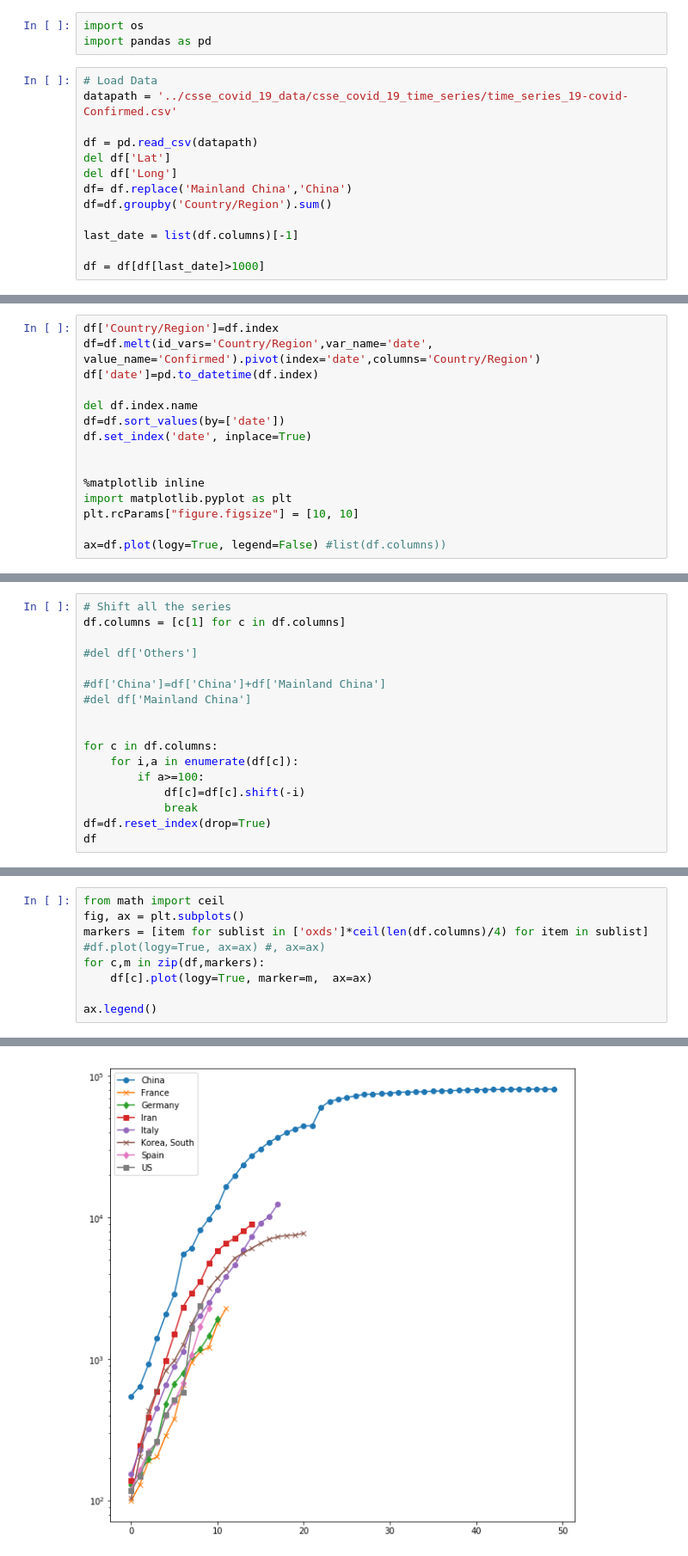
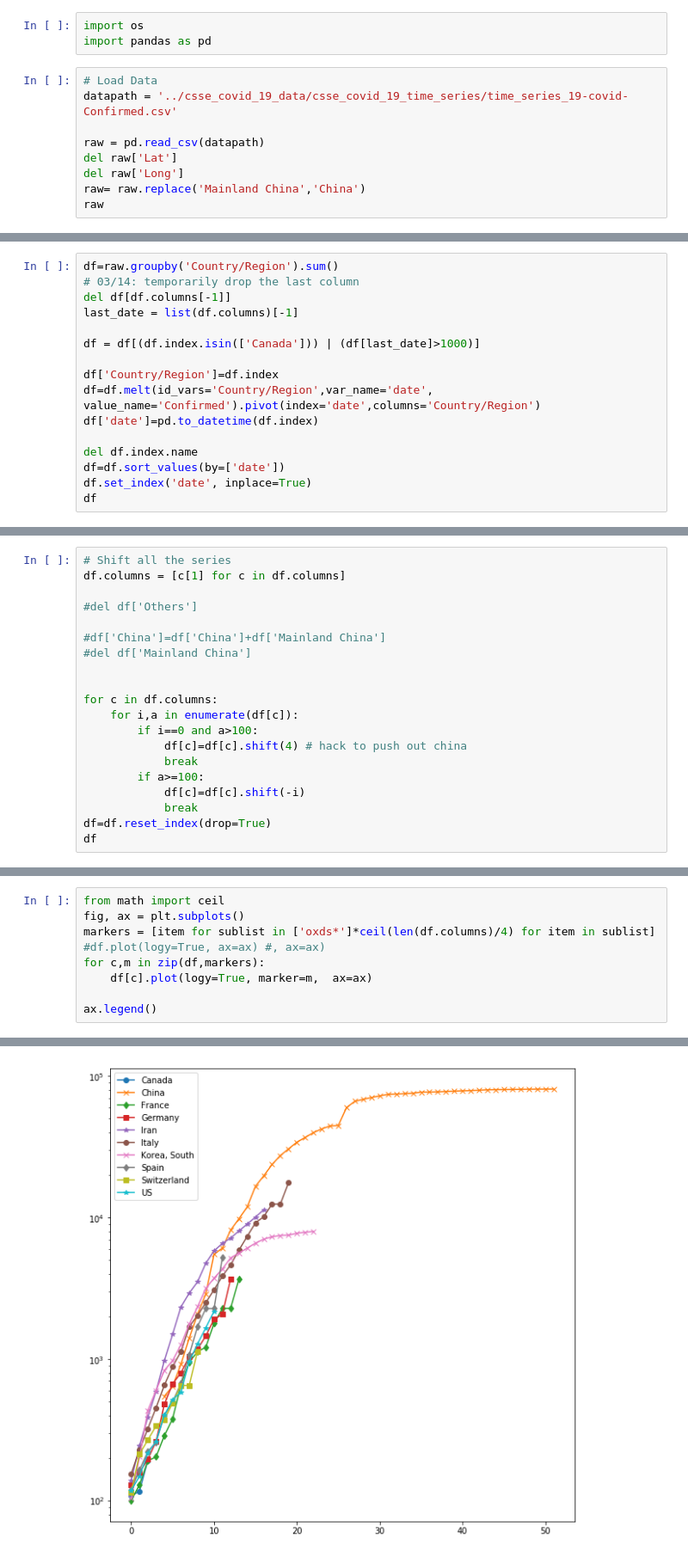
Before and after one commit to simra/COVID-19, a Jupyter notebook: notebooks/COVID-19 Plots.ipynb, the cells around one changed output, grey strips where cells are left out. Shown: that part at 86% size. Saved outputs shown, nothing was run; the diff lists cells and outputs as text.

```diff
--- a/notebooks/COVID-19 Plots.ipynb
+++ b/notebooks/COVID-19 Plots.ipynb
@@ -5,12 +5,8 @@ import pandas as pd
 # Load Data
 datapath = '../csse_covid_19_data/csse_covid_19_time_series/time_series_19-covid-Confirmed.csv'
 
-df = pd.read_csv(datapath)
-del df['Lat']
-del df['Long']
-df= df.replace('Mainland China','China')
-df=df.groupby('Country/Region').sum()
-
-last_date = list(df.columns)[-1]
-
-df = df[df[last_date]>1000]
+raw = pd.read_csv(datapath)
+del raw['Lat']
+del raw['Long']
+raw= raw.replace('Mainland China','China')
+raw
@@ -17,4 +32,11 @@ df = df[df[last_date]>1000]
 # %%
+df=raw.groupby('Country/Region').sum()
+# 03/14: temporarily drop the last column
+del df[df.columns[-1]]
+last_date = list(df.columns)[-1]
+
+df = df[(df.index.isin(['Canada'])) | (df[last_date]>1000)]
+
 df['Country/Region']=df.index
 df=df.melt(id_vars='Country/Region',var_name='date', value_name='Confirmed').pivot(index='date',columns='Country/Region')
 df['date']=pd.to_datetime(df.index)
@@ -22,11 +44,5 @@ df['date']=pd.to_datetime(df.index)
 del df.index.name
 df=df.sort_values(by=['date'])
 df.set_index('date', inplace=True)
-
-
-%matplotlib inline
-import matplotlib.pyplot as plt
-plt.rcParams["figure.figsize"] = [10, 10]
-
-ax=df.plot(logy=True, legend=False) #list(df.columns))
+df
 # %% [output]
@@ -43,6 +88,9 @@ df.columns = [c[1] for c in df.columns]
 
 for c in df.columns:
     for i,a in enumerate(df[c]):
+        if i==0 and a>100:
+            df[c]=df[c].shift(4) # hack to push out china
+            break
         if a>=100:
             df[c]=df[c].shift(-i)
             break
@@ -69,12 +117,12 @@ df
 # %%
 from math import ceil
 fig, ax = plt.subplots()
-markers = [item for sublist in ['oxds']*ceil(len(df.columns)/4) for item in sublist]
+markers = [item for sublist in ['oxds*']*ceil(len(df.columns)/4) for item in sublist]
 #df.plot(logy=True, ax=ax) #, ax=ax)
 for c,m in zip(df,markers):
     df[c].plot(logy=True, marker=m,  ax=ax)
 
 ax.legend()
 # %% [output]
 <matplotlib.legend.Legend at 0x...>
-[figure, old version]
+[figure, new version]
```
Also changed, not shown: parts of 11 cells of this notebook, 3 other files.
